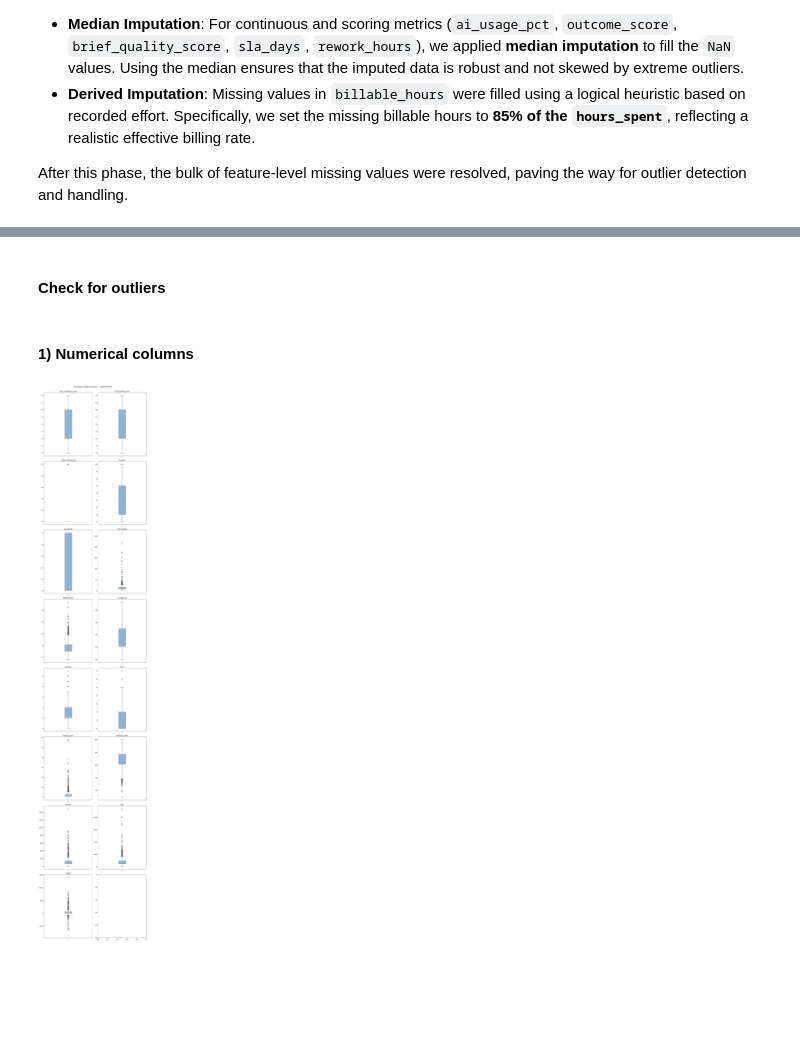
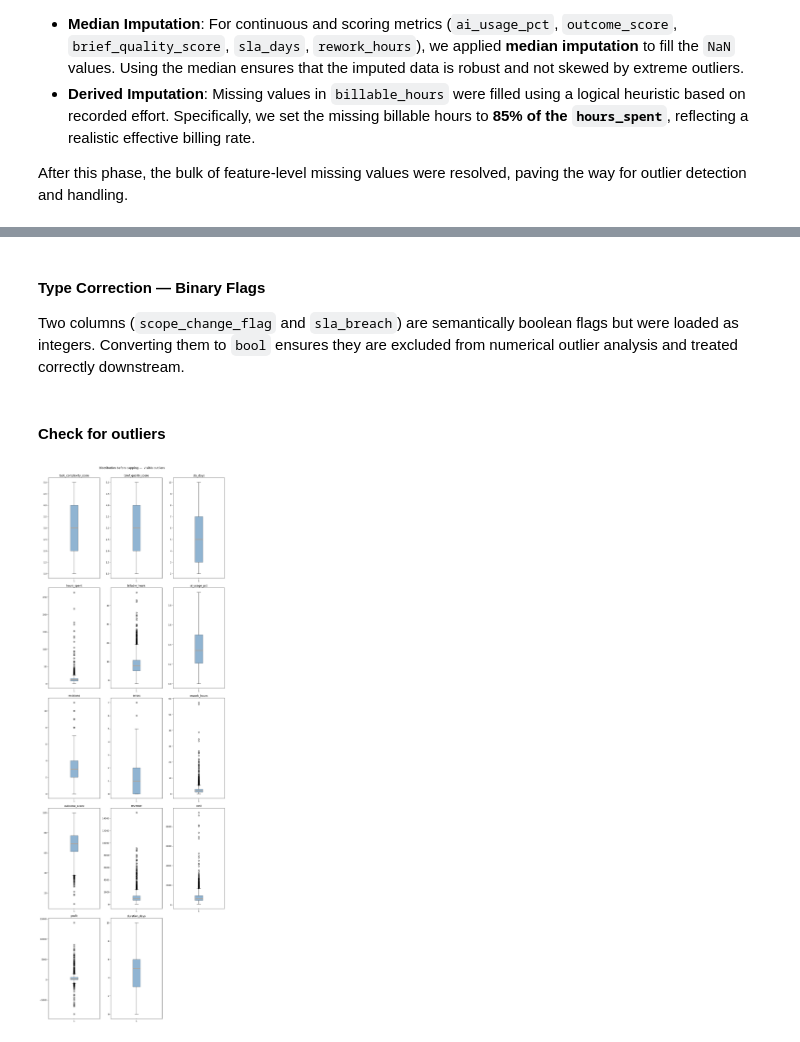
Before and after one commit to andreamammano89-maker/ML_Project_SEA_815441, a Jupyter notebook: main.ipynb, the cells around one changed output, grey strips where cells are left out. Drawn from its saved outputs; the diff is of its cells as text; code cells hidden in the pictures; blank space fills up the shorter version.

Commit message:
refactor: convert scope_change_flag and sla_breach to boolean types and update numerical column selection

```diff
--- a/main.ipynb
+++ b/main.ipynb
@@ -561,3 +565,11 @@ To optimize the dataset for machine learning without introducing severe bias, th
 - **Derived Imputation**: Missing values in `billable_hours` were filled using a logical heuristic based on recorded effort. Specifically, we set the missing billable hours to **85% of the `hours_spent`**, reflecting a realistic effective billing rate.
 
 After this phase, the bulk of feature-level missing values were resolved, paving the way for outlier detection and handling.
+# %%
+df_productivity['scope_change_flag'] = df_productivity['scope_change_flag'].astype(bool)
+df_productivity['sla_breach']        = df_productivity['sla_breach'].astype(bool)
+
+# Verify
+print(df_productivity[['scope_change_flag', 'sla_breach']].dtypes)
+display(df_productivity["scope_change_flag"].value_counts().to_frame())
+display(df_productivity["sla_breach"].value_counts().to_frame())
@@ -564,17 +588,29 @@ After this phase, the bulk of feature-level missing values were resolved, paving
+# %%
+# Re-define num_cols
+num_cols = [col for col in df_productivity.select_dtypes(include=['int64', 'float64']).columns if col != 'legacy_ai_flag']
+
+# We have to exclude the column "legacy_ai_flag" now because after we standardized it, ir counts as a numeric column
+# even if it shouldn't.
+# %% [markdown]
+#### Type Correction — Binary Flags
+Two columns (`scope_change_flag` and `sla_breach`) are semantically boolean flags
+but were loaded as integers. Converting them to `bool` ensures they are excluded
+from numerical outlier analysis and treated correctly downstream.
 # %% [markdown]
 #### Check for outliers
-# %% [markdown]
-#### 1) Numerical columns
 # %%
-fig, axes = plt.subplots(len(num_cols) // 2 + 1, 2, figsize=(12, 4*len(num_cols)))
+fig, axes = plt.subplots(len(num_cols) // 2 + 1, 3, figsize=(12, 4*len(num_cols)))
 axes = axes.flatten()
 for i, col in enumerate(num_cols):
     axes[i].boxplot(df_productivity[col].dropna(), patch_artist=True,
                     boxprops=dict(facecolor='steelblue', alpha=0.6))
     axes[i].set_title(f'{col}', fontsize=12)
     axes[i].set_xlabel('')
 
+for j in range(i + 1, len(axes)):
+    axes[j].set_visible(False)
+
 plt.suptitle('Distribution before capping —  visible outliers', fontsize=13, y = 1.0001)
 plt.tight_layout()
 # %% [output]
-[figure, old version]
+[figure, new version]
```
Also changed, not shown: parts of 5 cells of this notebook.
